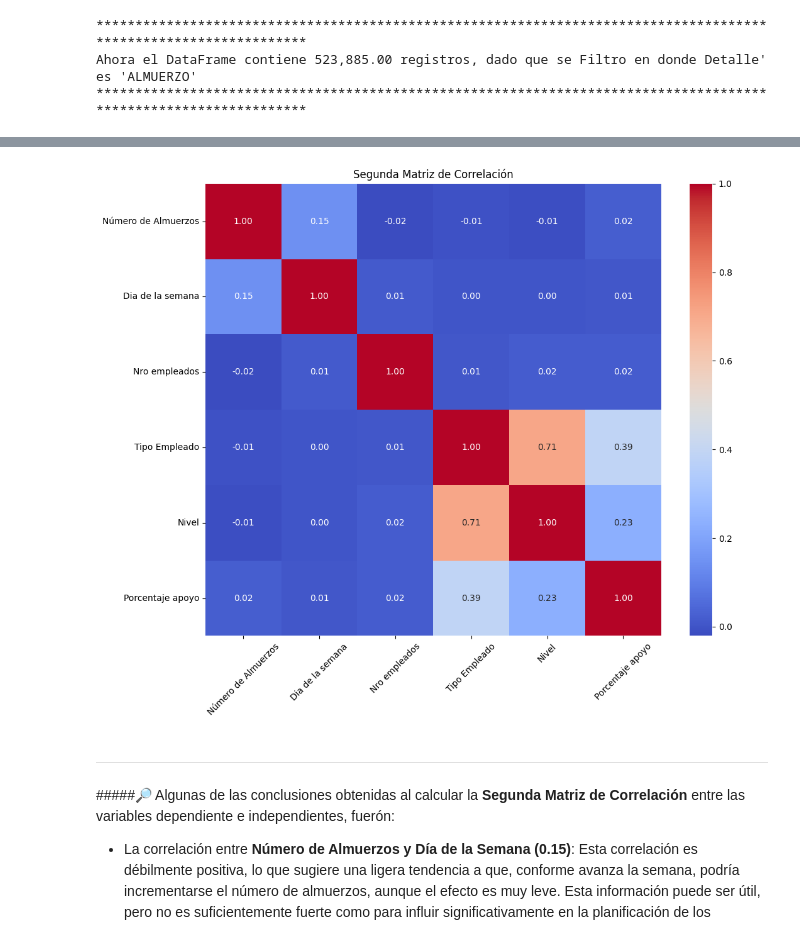
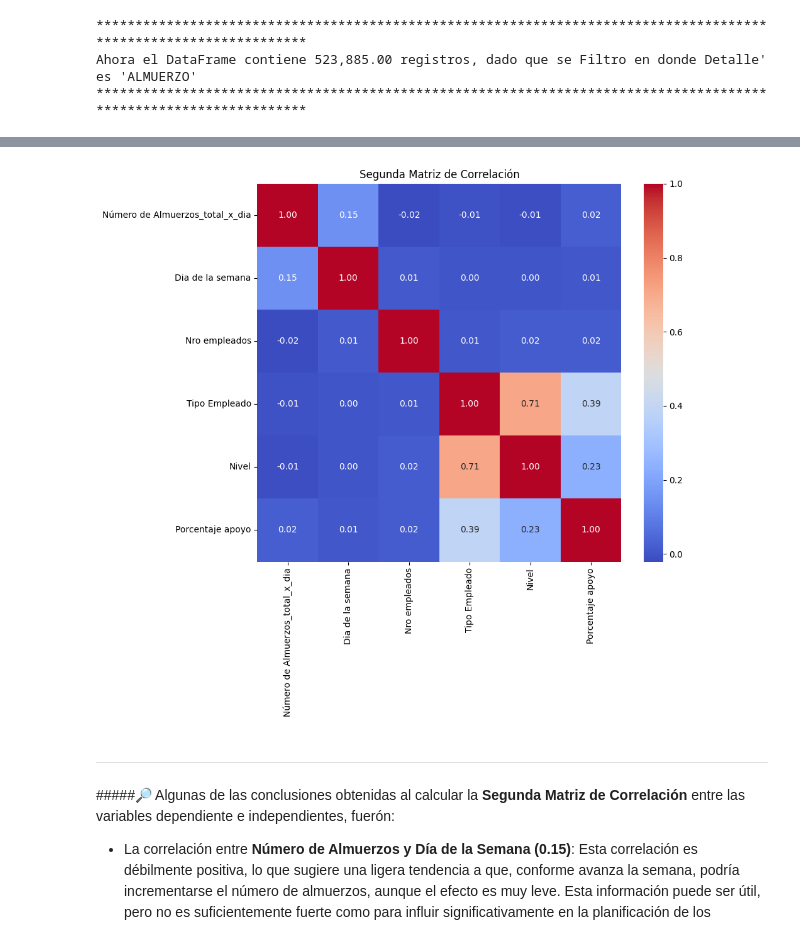
Before and after one commit to A01793509/Equipo_44, a Jupyter notebook: Avance2_44.ipynb, the cells around one changed output, grey strips where cells are left out. Cells and saved outputs as stored; diff of their text form; code cells hidden in the pictures.

Commit message:
Análisis final de correlación

```diff
--- a/Avance2_44.ipynb
+++ b/Avance2_44.ipynb
@@ -166,0 +131,29 @@ plt.show()
+# %%
+# --------------------------------------
+# Preparación de los datos
+# --------------------------------------
+
+# Convertir la columna 'Fecha Consumo' a datetime
+dfCasinoConsumo['Fecha Consumo'] = pd.to_datetime(dfCasinoConsumo['Fecha Consumo'], errors='coerce')
+
+# Extraer el día de la semana (lunes=0, domingo=6)
+dfCasinoConsumo['Dia de la semana'] = dfCasinoConsumo['Fecha Consumo'].dt.dayofweek
+
+# Convertir a mayúsculas y filtrar para conservar solo las filas donde 'Detalle' es 'ALMUERZO'
+dfCasinoConsumo['Detalle'] = dfCasinoConsumo['Detalle'].str.upper()
+dfCasinoConsumo = dfCasinoConsumo[dfCasinoConsumo['Detalle'] == 'ALMUERZO'].copy()
+
+# Conversión de variables categóricas a códigos numéricos
+dfCasinoConsumo['Tipo Empleado'] = pd.Categorical(dfCasinoConsumo['Tipo Empleado']).codes
+dfCasinoConsumo['Nivel'] = pd.Categorical(dfCasinoConsumo['Nivel']).codes
+dfCasinoConsumo['Porcentaje apoyo'] = pd.Categorical(dfCasinoConsumo['Porcentaje apoyo']).codes
+
+# Asegurarse que 'Nro empleados' es numérico
+dfCasinoConsumo['Nro empleados'] = pd.to_numeric(dfCasinoConsumo['Nro empleados'], errors='coerce')
+
+# Conteo de almuerzos por 'Día de la semana'
+dfCasinoConsumo['Conteo Almuerzos'] = 1
+almuerzos_por_dia = dfCasinoConsumo.groupby('Dia de la semana')['Conteo Almuerzos'].sum().rename('Número de Almuerzos_total_x_dia')
+
+# Unir el total de almuerzos por día al DataFrame original
+dfCasinoConsumo = dfCasinoConsumo.join(almuerzos_por_dia, on='Dia de la semana')
@@ -189,19 +246,21 @@ Ahora el DataFrame contiene 523,885.00 registros, dado que se Filtro en donde De
 #####Por lo anterior se sugieren eliminar estas variables y correr una Segunda Matriz de Correlación para continuar con la Ingenieria de Carácteristicas.
 ---
 # %%
-correlation_matrix = dfCasinoConsumo[['Número de Almuerzos', 'Dia de la semana', 'Nro empleados',
-                                      'Tipo Empleado', 'Nivel', 'Porcentaje apoyo']].corr()
+# Crear la matriz de correlación
+columns_for_correlation = ['Número de Almuerzos_total_x_dia', 'Dia de la semana', 'Nro empleados',
+                           'Tipo Empleado', 'Nivel', 'Porcentaje apoyo']
+correlation_matrix = dfCasinoConsumo[columns_for_correlation].corr()
 
 # Visualización de la matriz de correlación
-plt.figure(figsize=(11, 9))
+plt.figure(figsize=(10, 9))
 sns.heatmap(correlation_matrix, annot=True, cmap='coolwarm', fmt=".2f")
 plt.title('Segunda Matriz de Correlación')
-plt.xticks(rotation=45)
+plt.xticks(rotation=90)
 plt.yticks(rotation=0)
 plt.tight_layout()
 plt.show()
 # %% [output]
-[figure, old version]
+[figure, new version]
 # %% [markdown]
 ---
 #####🔎 Algunas de las conclusiones obtenidas al calcular la **Segunda Matriz de Correlación** entre las variables dependiente e independientes, fuerón:
```
Also changed, not shown: parts of 13 cells of this notebook.
